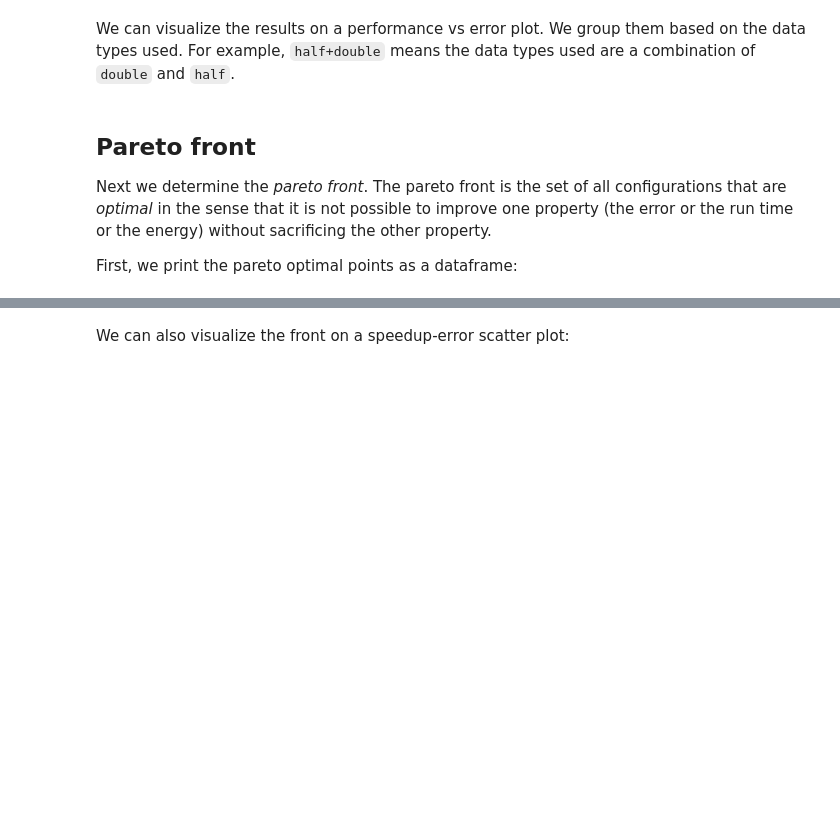
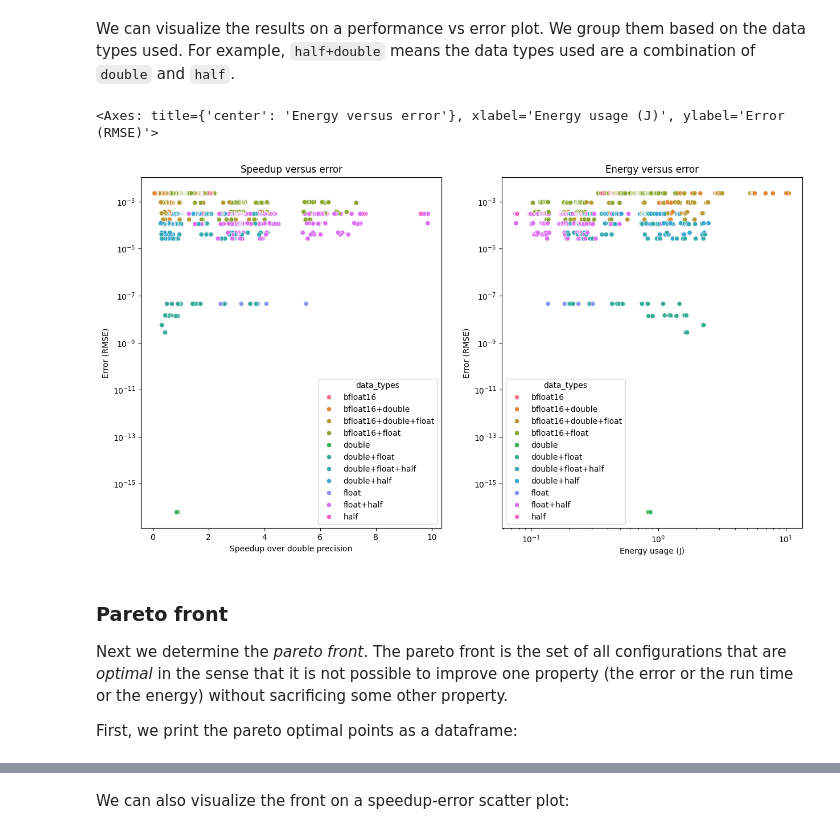
Before and after one commit to KernelTuner/kernel_tuner_tutorial, a Jupyter notebook: energy/02_Mixed_precision_programming.ipynb, the cells around one changed output, grey strips where cells are left out. Saved outputs shown, nothing was run; the diff lists cells and outputs as text; code cells hidden in the pictures; blank space fills up the shorter version.

Commit message:
Add mixed precision results

```diff
--- a/energy/02_Mixed_precision_programming.ipynb
+++ b/energy/02_Mixed_precision_programming.ipynb
@@ -124,7 +142,7 @@ import kernel_tuner
 from kernel_tuner.accuracy import TunablePrecision, AccuracyObserver
 from kernel_tuner.observers.nvml import NVMLObserver
 
-# The tunable types. Currently, the code is only tuned for double precision.
+# The tunable types. Currently, the code only tunes for double precision.
 #
 # ================================================================
 # ✏️ Add you own data types here. You can use the following options: ✏️
@@ -136,10 +154,10 @@ from kernel_tuner.observers.nvml import NVMLObserver
 # ================================================================
 #
 tune_params = dict()
-tune_params["OUTPUT_TYPE"] = ["double"]
-tune_params["INPUT_TYPE"] = ["double"]
-tune_params["FILTER_TYPE"] = ["double"]
-tune_params["ACCUM_TYPE"] = ["double"]
+tune_params["OUTPUT_TYPE"] = ["double", "float", "half", "bfloat16"]
+tune_params["INPUT_TYPE"] = ["double", "float", "half", "bfloat16"]
+tune_params["FILTER_TYPE"] = ["double", "float", "half", "bfloat16"]
+tune_params["ACCUM_TYPE"] = ["double", "float", "half", "bfloat16"]
 
 # Other tunable parameters
 tune_params["block_size_x"] = [128, 256]
@@ -149,6 +167,8 @@ tune_params["PREFETCH_INPUT"] = [0, 1]
 
 
 # Do not modify this cell below this line
+# =======================================
+
 # Kernel arguments wrapped in `TunablePrecision`s
 args = [
     TunablePrecision("OUTPUT_TYPE", output),
@@ -164,7 +184,7 @@ observers = [AccuracyObserver("RMSE"), NVMLObserver(["nvml_energy", "nvml_power"
 
 # Tune for 2 minutes using random sampling
 strategy = "random_sample"
-strategy_options = dict(time_limit=2 * 60, fraction=1)
+strategy_options = dict(time_limit=10 * 60, fraction=1)
 
 # These compiler options are needed for compilation.
 compiler_options=[
@@ -176,8 +196,8 @@ compiler_options=[
     f"-DFILTER_SIZE={len(filter)}",
 ]
 
-# This restriction ensure we use either `half` or `bfloat16`, but not both
-restriction=lambda p: not ("half" in p.values() and "bfloat16" in p.values())
+# There are no restrictions for this kernel
+restriction = lambda p: not ("bfloat16" in p.values() and "half" in p.values()) and "double" not in p.values()
 
 # Run kernel tuner!
 results_batch, env = kernel_tuner.tune_kernel(
@@ -222,26 +274,29 @@ We can visualize the results on a performance vs error plot. We group them based
 # %%
 plt.subplots(1, 2, figsize=(15, 8))
 
 # Speedup versus error
 plt.subplot(121)
 plt.title("Speedup versus error")
 plt.yscale("log")
 plt.xlabel("Speedup over double precision")
 plt.ylabel("Error (RMSE)")
-seaborn.scatterplot(df, x="speedup", y="error", hue="data_types")
+seaborn.scatterplot(df, x="speedup", y="error", hue="data_types", hue_order=sorted(set(df["data_types"])))
 
 # Energy versus error
 plt.subplot(122)
 plt.title("Energy versus error")
 plt.yscale("log")
 plt.xscale("log")
 plt.xlabel("Energy usage (J)")
 plt.ylabel("Error (RMSE)")
-seaborn.scatterplot(df, x="nvml_energy", y="error", hue="data_types")
+seaborn.scatterplot(df, x="nvml_energy", y="error", hue="data_types", hue_order=sorted(set(df["data_types"])))
+# %% [output]
+<Axes: title={'center': 'Energy versus error'}, xlabel='Energy usage (J)', ylabel='Error (RMSE)'>
+[figure, added]
 # %% [markdown]
-## Pareto front
+### Pareto front
 
-Next we determine the _pareto front_. The pareto front is the set of all configurations that are _optimal_ in the sense that it is not possible to improve one property (the error or the run time or the energy) without sacrificing the other property.
+Next we determine the _pareto front_. The pareto front is the set of all configurations that are _optimal_ in the sense that it is not possible to improve one property (the error or the run time or the energy) without sacrificing some other property.
 
 First, we print the pareto optimal points as a dataframe:
 # %%
```
Also changed, not shown: parts of 15 cells of this notebook.
